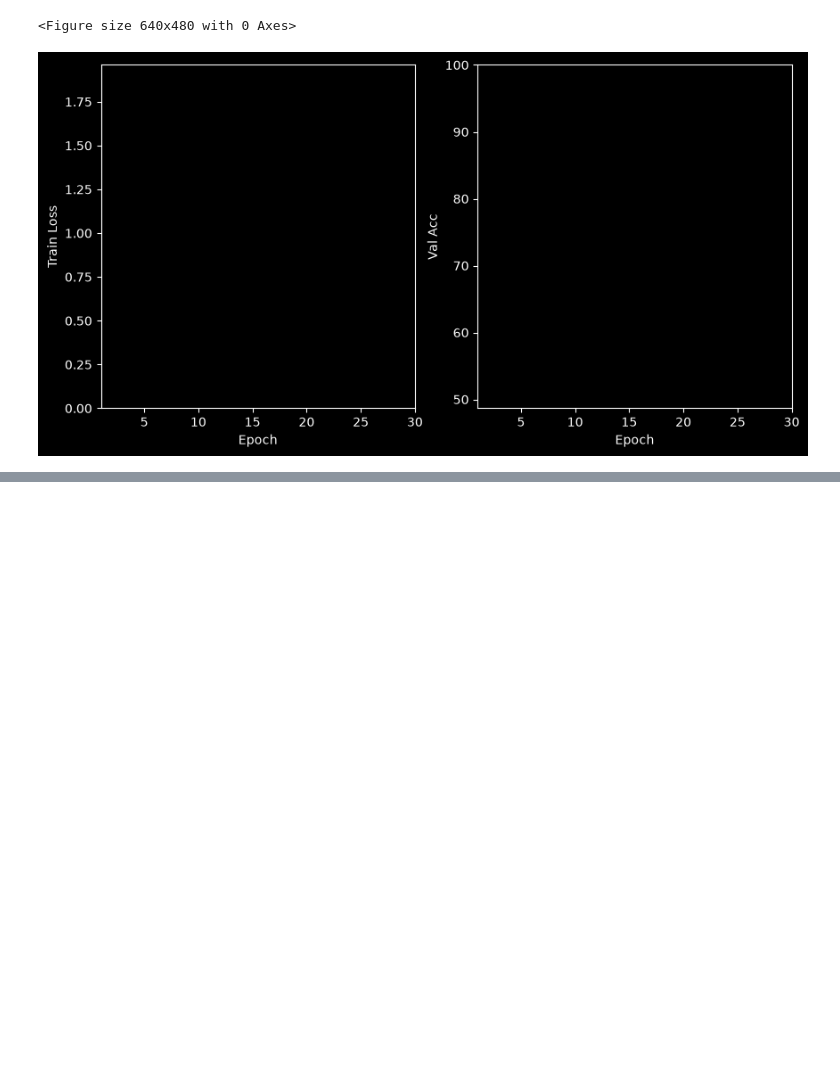
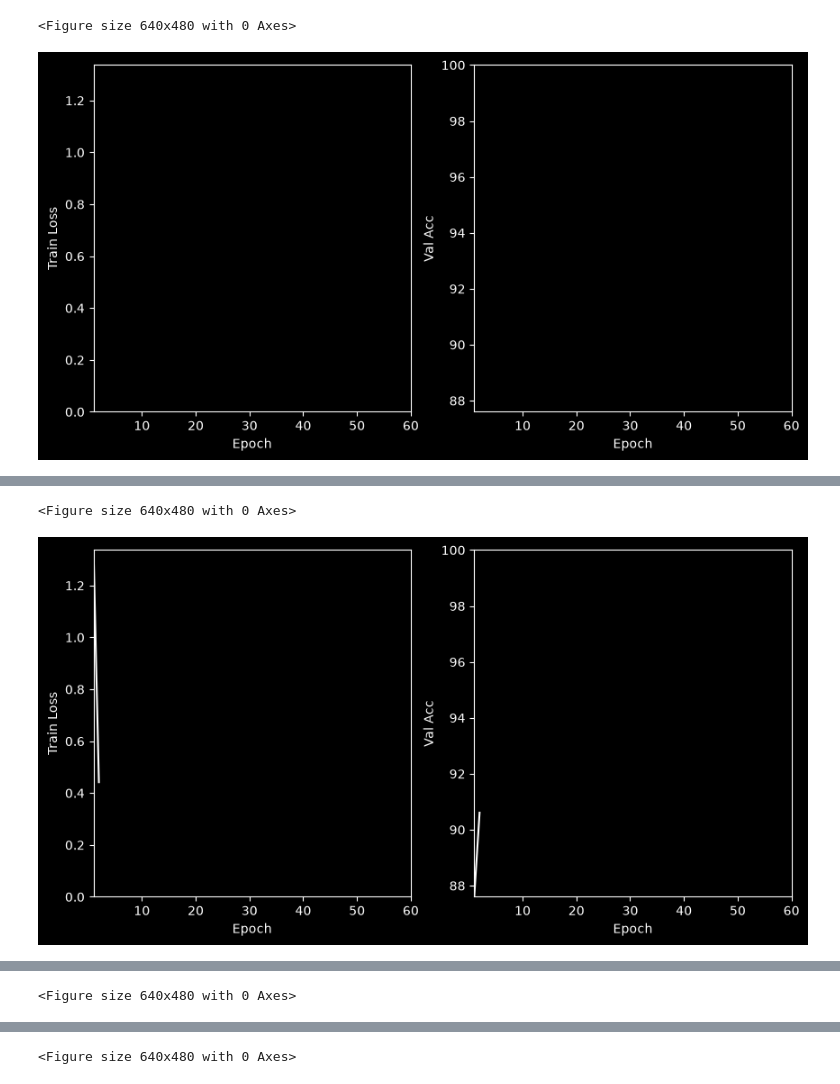
Before and after one commit to brien60/NN-From-Scratch, a Jupyter notebook: cnn.ipynb, the cells around one changed output, grey strips where cells are left out. Cells and saved outputs as stored; diff of their text form; code cells hidden in the pictures; blank space fills up the shorter version.

```diff
--- a/cnn.ipynb
+++ b/cnn.ipynb
@@ -44,10 +44,10 @@ y_val = y_train[50000:]
 x_train = x_train[:50000]
 y_train = y_train[:50000]
 # %%
-batch_size = 100
+batch_size = 10
 num_filters = [20]
-epochs = 30
-lr = 0.1
+epochs = 60
+lr = 1e-2
 weight_decay = 0
 
 model = CNN(batch_size, num_filters)
@@ -135,2 +135,2 @@ Epoch: 1 | Loss: 1.9600 | Acc: 48.67%
 <Figure size 640x480 with 0 Axes>
-[figure, old version]
+[figure, new version]
@@ -136,0 +138,2 @@ Epoch: 1 | Loss: 1.9600 | Acc: 48.67%
+<Figure size 640x480 with 0 Axes>
+[figure, added]
@@ -136,0 +141 @@ Epoch: 1 | Loss: 1.9600 | Acc: 48.67%
+<Figure size 640x480 with 0 Axes>
@@ -136,0 +144 @@ Epoch: 1 | Loss: 1.9600 | Acc: 48.67%
+<Figure size 640x480 with 0 Axes>
```
Also changed, not shown: parts of 1 cell of this notebook, 1 other file.
